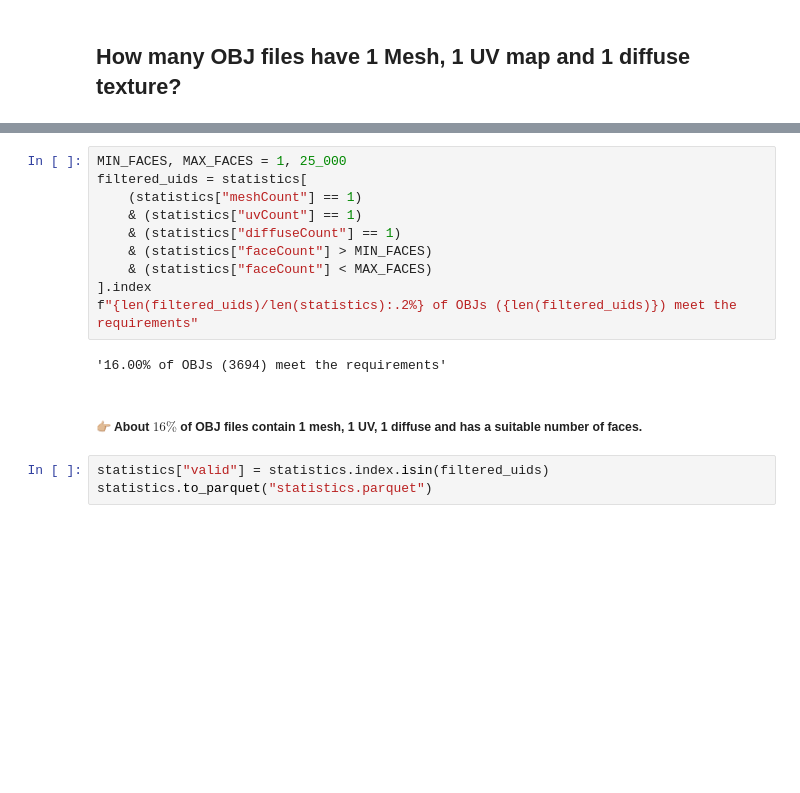
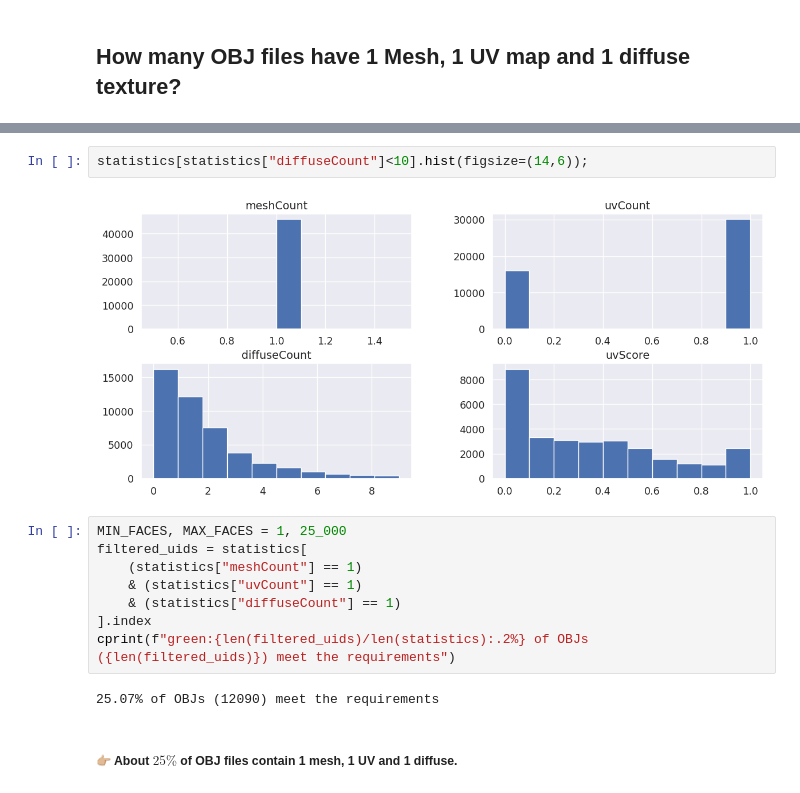
Before and after one commit to MrPio/Texture-Anything, a Jupyter notebook: 2-dataset_creation/2.2.2-Filter_Objects_ShapeNetCore.ipynb, the cells around one changed output, grey strips where cells are left out. Saved outputs shown, nothing was run; the diff lists cells and outputs as text; blank space fills up the shorter version.

```diff
--- a/2-dataset_creation/2.2.2-Filter_Objects_ShapeNetCore.ipynb
+++ b/2-dataset_creation/2.2.2-Filter_Objects_ShapeNetCore.ipynb
@@ -40,17 +33,16 @@ for data in [statistics["meshCount"], statistics["uvCount"], statistics["diffuse
+# %%
+statistics[statistics["diffuseCount"]<10].hist(figsize=(14,6));
+# %% [output]
+[figure, added]
 # %%
 MIN_FACES, MAX_FACES = 1, 25_000
 filtered_uids = statistics[
     (statistics["meshCount"] == 1)
     & (statistics["uvCount"] == 1)
     & (statistics["diffuseCount"] == 1)
-    & (statistics["faceCount"] > MIN_FACES)
-    & (statistics["faceCount"] < MAX_FACES)
 ].index
-f"{len(filtered_uids)/len(statistics):.2%} of OBJs ({len(filtered_uids)}) meet the requirements"
+cprint(f"green:{len(filtered_uids)/len(statistics):.2%} of OBJs ({len(filtered_uids)}) meet the requirements")
 # %% [output]
-'16.00% of OBJs (3694) meet the requirements'
+25.07% of OBJs (12090) meet the requirements
 # %% [markdown]
-##### 👉🏼 About $16\%$ of OBJ files contain 1 mesh, 1 UV, 1 diffuse and has a suitable number of faces.
+##### 👉🏼 About $25\%$ of OBJ files contain 1 mesh, 1 UV and 1 diffuse.
-# %%
-statistics["valid"] = statistics.index.isin(filtered_uids)
-statistics.to_parquet("statistics.parquet")
```
Also changed, not shown: parts of 4 cells of this notebook, 12 other files.
